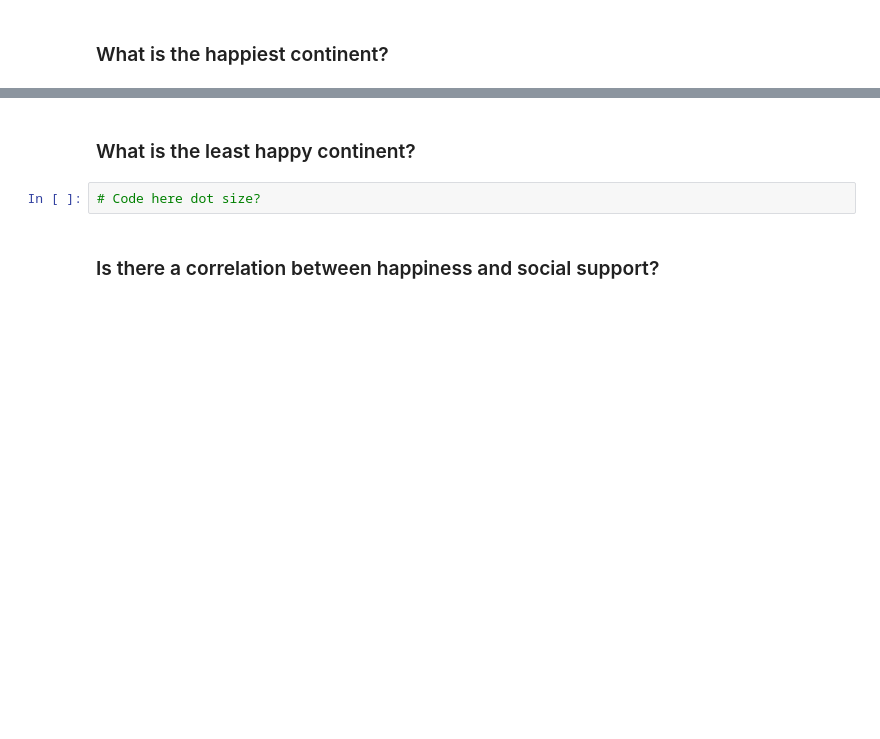
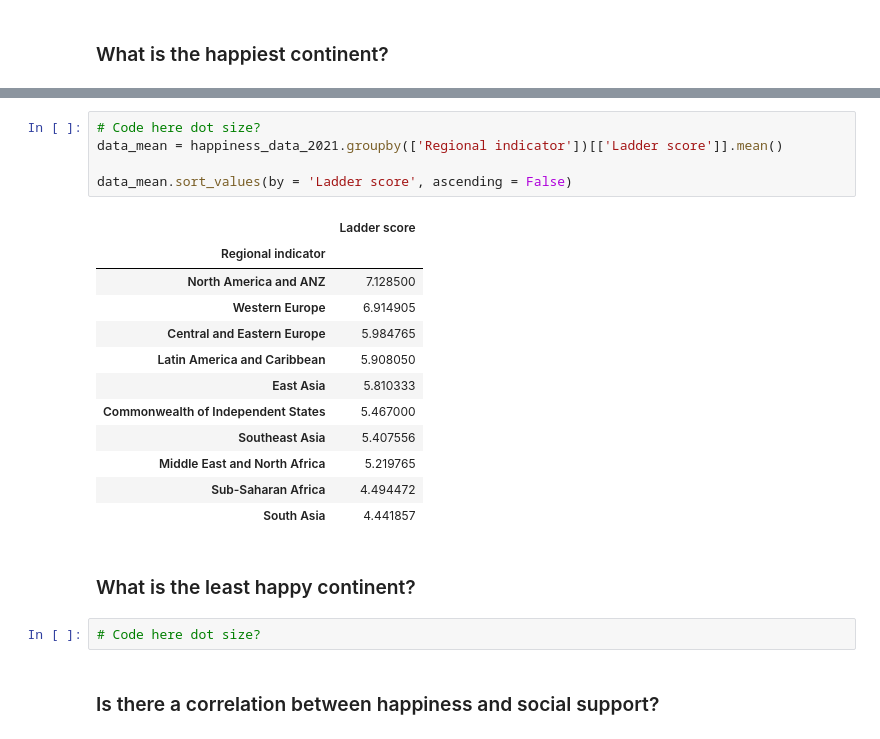
Before and after one commit to Leo-SLC/Project_1, a Jupyter notebook: HappinessResearch.ipynb, the cells around one changed output, grey strips where cells are left out. Cells and saved outputs as stored; diff of their text form; blank space fills up the shorter version.

```diff
--- a/HappinessResearch.ipynb
+++ b/HappinessResearch.ipynb
@@ -61,3 +75,21 @@ happiness_2021_df.head()
+# %%
+# Code here dot size?
+data_mean = happiness_data_2021.groupby(['Regional indicator'])[['Ladder score']].mean()
+
+data_mean.sort_values(by = 'Ladder score', ascending = False)
+# %% [output]
+|  | Ladder score |
+| Regional indicator |  |
+| North America and ANZ | 7.128500 |
+| Western Europe | 6.914905 |
+| Central and Eastern Europe | 5.984765 |
+| Latin America and Caribbean | 5.908050 |
+| East Asia | 5.810333 |
+| Commonwealth of Independent States | 5.467000 |
+| Southeast Asia | 5.407556 |
+| Middle East and North Africa | 5.219765 |
+| Sub-Saharan Africa | 4.494472 |
+| South Asia | 4.441857 |
 # %% [markdown]
 ### What is the least happy continent?
 # %%
```
Also changed, not shown: parts of 5 cells of this notebook, 1 other file.
